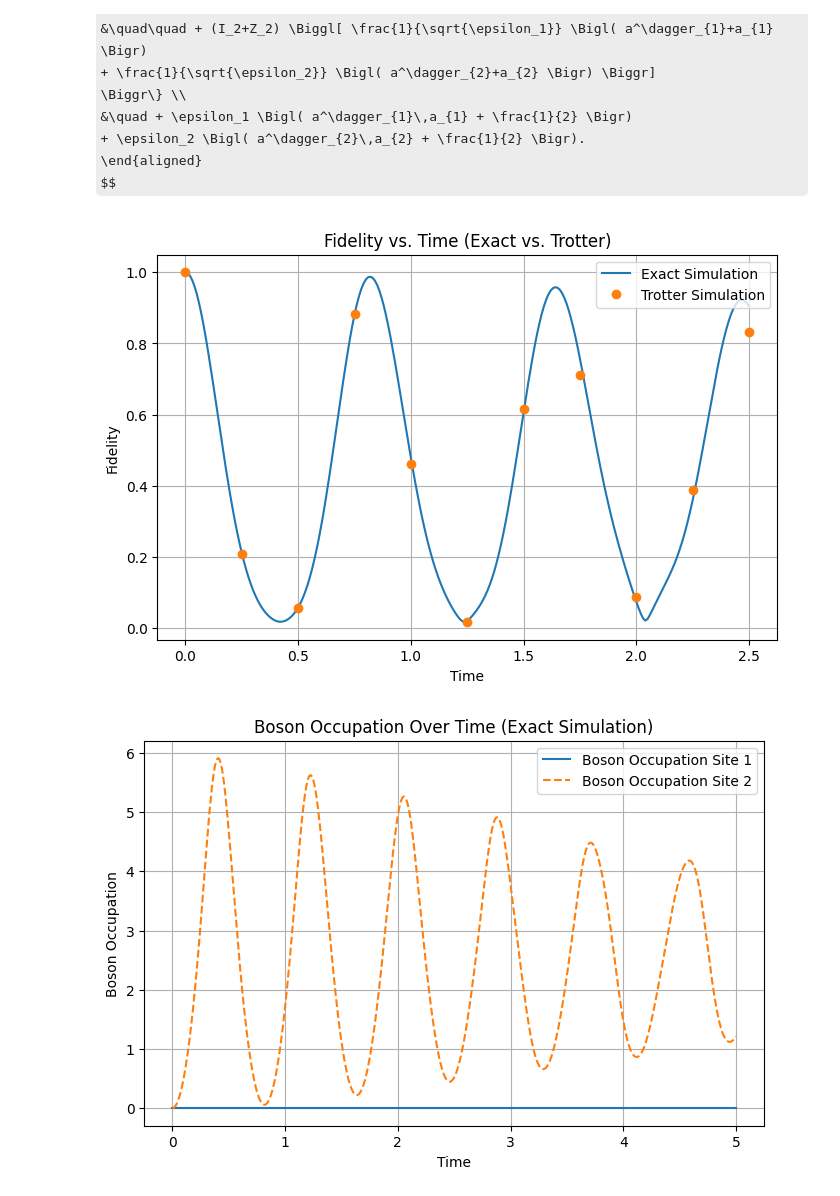
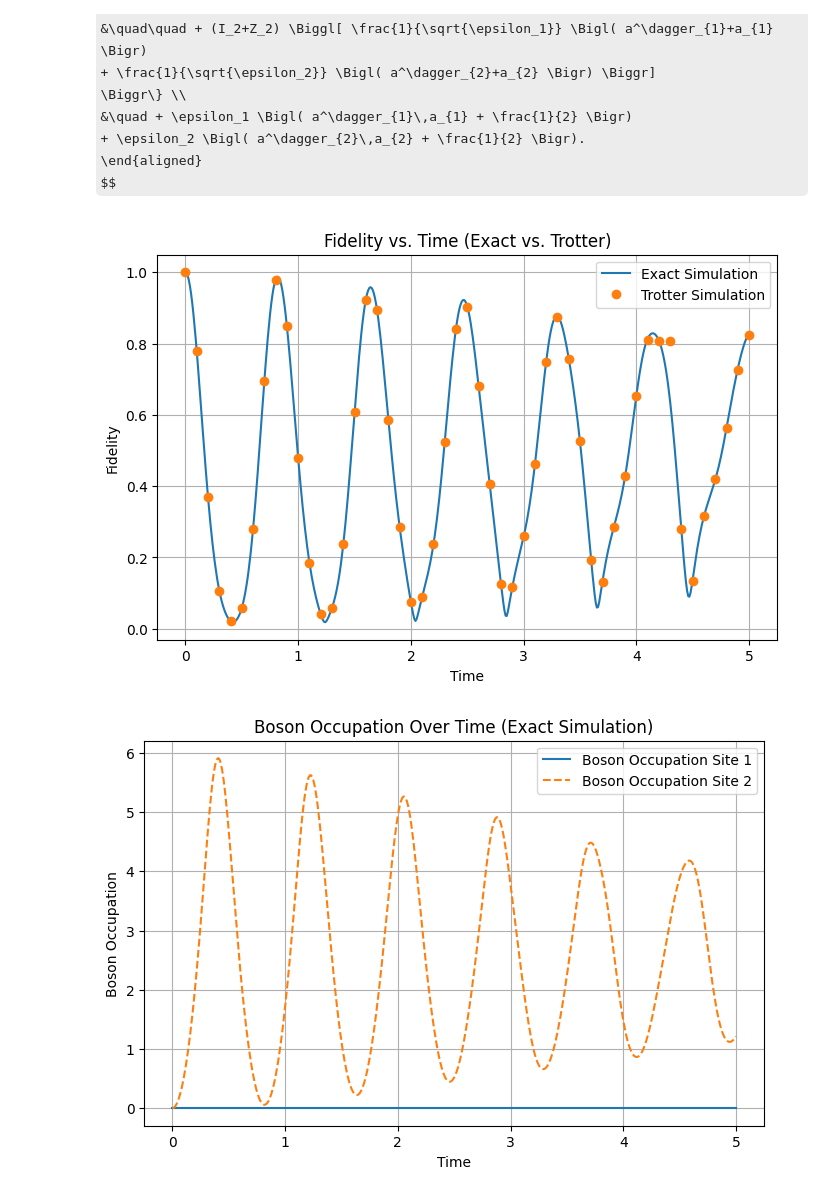
Before and after one commit to samgodwood/bosonic-qiskit, a Jupyter notebook: playground/bosonic_operator_costs/yukawa/yukawa.ipynb, the cells around one changed output. Cells and saved outputs as stored; diff of their text form; code cells hidden in the pictures; some formulas as TeX source.

Commit message:
run trotter

```diff
--- a/playground/bosonic_operator_costs/yukawa/yukawa.ipynb
+++ b/playground/bosonic_operator_costs/yukawa/yukawa.ipynb
@@ -140,7 +140,7 @@ def two_site_circ(circuit, qmr, qbr, b, m, g, eps1, eps2, dt, steps):
         circuit.rz(m*dt, qbr[1])
 
         # Coupling terms
-        prefactor = np.sqrt((g**2/(16 * b)))
+        prefactor = np.sqrt((g**2*b/(16)))
         # 1->1
         circuit.cv_c_d( -1j*prefactor * (-1/np.sqrt(eps1)) * dt, qmr[0], qbr[0])
         circuit.cv_d( -1j*prefactor * (-1/np.sqrt(eps1)) * dt, qmr[0])
@@ -274,61 +274,52 @@ import warnings
 from qutip import fidelity as qt_fidelity, Qobj
 warnings.filterwarnings("ignore", category=SparseEfficiencyWarning)
 
-# Parameters (shared for both simulations)
 num_sites = 2
 num_qubits_per_qumode = 3
 b = 1
 m = 1
-g = 5 * np.sqrt(2)
+g = 5*np.sqrt(2)
 eps1 = 3.297
 eps2 = 1
-t_max = 2.5
+t_max = 5.0
 
-# -------------------------------
-# Exact Simulation (using QuTiP)
-# -------------------------------
+# Exact Simulation
 dt_exact = 0.01
 num_steps_exact = int(t_max / dt_exact) + 1
 
-# qutip_2site_yukawa returns an object with a list "states" containing the state at each time step.
 result_exact = qutip_2site_yukawa(b=b, m_psi=m, g=g, epsilon1=eps1, epsilon2=eps2,
                                   N_b=2**num_qubits_per_qumode, t_max=t_max, num_steps=num_steps_exact)
 target_state = result_exact.states[0]
 
 fidelities_exact = [qt.fidelity(state, target_state) for state in result_exact.states]
 times_exact = np.linspace(0, t_max, num_steps_exact)
 
-# -------------------------------
-# Trotter Simulation (using BQ)
-# -------------------------------
-dt_trotter = 0.25
+# Trotter Simulation
+dt_trotter = 0.1
 times_trotter = np.arange(0, t_max + dt_trotter, dt_trotter)
 fidelities_trotter = []
 
 for final_time in times_trotter:
     # Number of Trotter steps
     steps = int(final_time / dt_trotter)
-    # simulate_yukawa returns a Statevector (assumed to be from qiskit)
     state = simulate_yukawa(num_sites, num_qubits_per_qumode, b, m, g, eps1, eps2, dt_trotter, steps)
 
     state_qt = Qobj(state, dims=target_state.dims)
     fid = qt_fidelity(target_state, state_qt)
     fidelities_trotter.append(fid)
 
-# -------------------------------
-# Plotting both curves on the same graph
-# -------------------------------
+# Plotting
 plt.figure(figsize=(8, 5))
 plt.plot(times_exact, fidelities_exact, linestyle='-', label='Exact Simulation')
 plt.plot(times_trotter, fidelities_trotter, marker='o', linestyle='None', label='Trotter Simulation')
 plt.xlabel("Time")
 plt.ylabel("Fidelity")
 plt.title("Fidelity vs. Time (Exact vs. Trotter)")
 plt.grid(True)
 plt.legend()
 plt.show()
 # %% [output]
-[figure, old version]
+[figure, new version]
 # %%
 def compute_expectations_qutip(states, N_b=8):
     """
```
Also changed, not shown: parts of 2 cells of this notebook.
